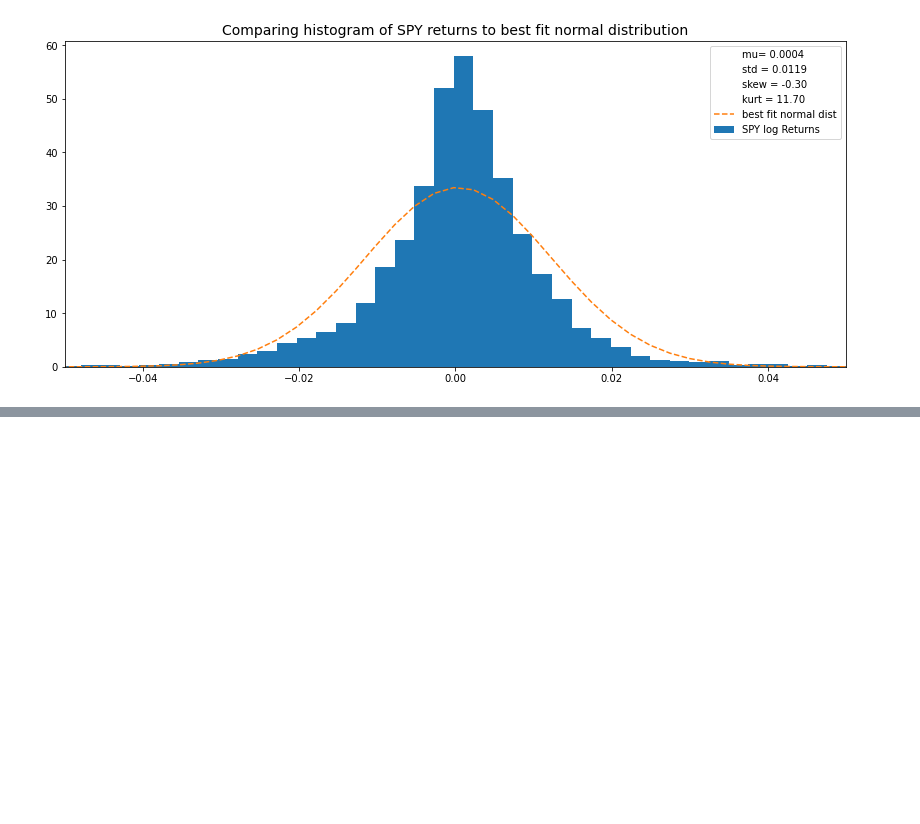
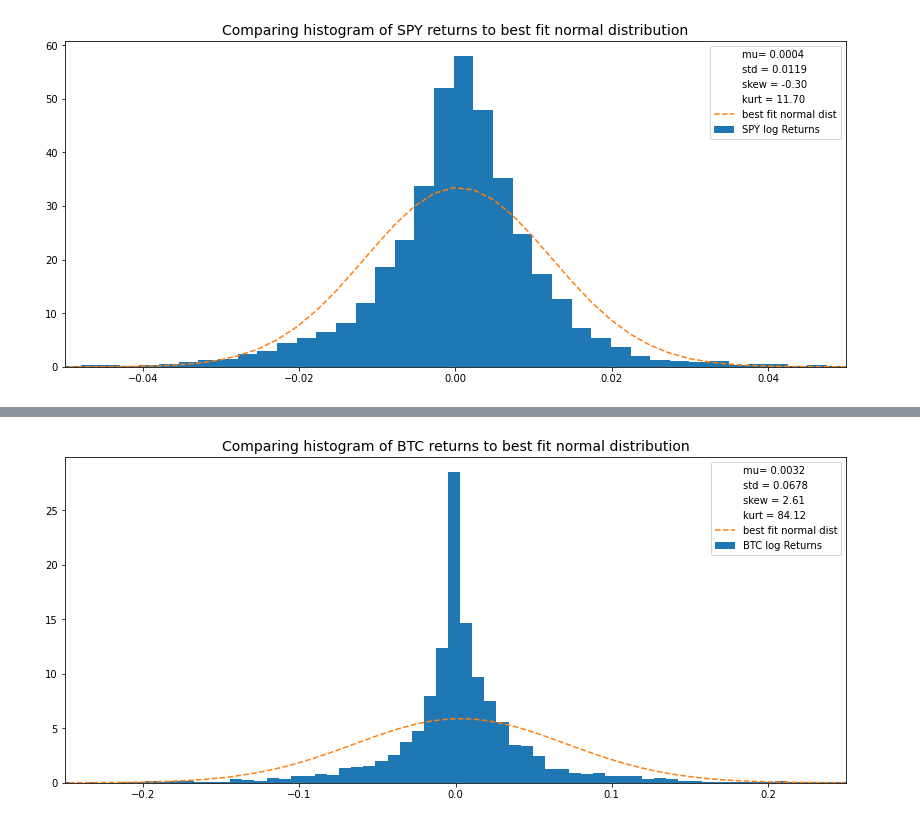
Before and after one commit to hamjamjam/Crypto, a Jupyter notebook: InitialAnalysis - jp working.ipynb, the cells around one changed output, grey strips where cells are left out. Cells and saved outputs as stored; diff of their text form; code cells hidden in the pictures; blank space fills up the shorter version.

Commit message:
added BTC log ret distribution analysis

```diff
--- a/InitialAnalysis - jp working.ipynb
+++ b/InitialAnalysis - jp working.ipynb
@@ -83,3 +83,10 @@ plt.title("Comparing histogram of SPY returns to best fit normal distribution",
 plt.show()
 # %% [output]
 [figure]
+# %%
+btc_df = pd.read_csv('Time Series Data (USD)/BTCUSD.csv', index_col=0, parse_dates=True)
+btc_df.sort_values(by=["Date"], ascending=True, inplace=True)
+btc_df["Price"] = btc_df["Price"].str.replace(",","").astype(float)
+print(btc_df.shape)
+print(btc_df.columns)
+print(btc_df.index)
@@ -85,0 +104,7 @@ plt.show()
+# %%
+btc_df["LogPrice"] = np.log(btc_df["Price"])
+print(btc_df["LogPrice"])
+btc_df['LogReturn'] = btc_df["LogPrice"].diff(1)
+btc_logRet = btc_df["LogReturn"].iloc[1:]
+# print(btc_df.head())
+print(btc_logRet)
@@ -85,0 +129,21 @@ plt.show()
+# %%
+plt.figure(figsize=(14,6))
+plt.xlim(-.25, .25)
+btcHist = plt.hist(btc_logRet, bins=300, density=True,label="BTC log Returns") # returns array containing values of bins (nbins length), array with bin edges (nbins + 1 length), list of patches?
+btcMu, btcStd = norm.fit(btc_logRet)
+btcSkew = skew(btc_logRet)
+btcKurtosis = kurtosis(btc_logRet)
+yy = norm.pdf(btcHist[1], btcMu, btcStd)
+# plt.xlim(0.02, .06)
+# plt.ylim(0,10)
+# plt.hist(randomNormalData, bins=spyHist[1], density=True, alpha=.5, label="Random Normal Data")
+plt.plot(0,0, color='white', label="mu= {:.4f}".format(btcMu))
+plt.plot(0,0, color='white', label="std = {:.4f}".format(btcStd))
+plt.plot(0,0, color='white', label="skew = {:.2f}".format(btcSkew))
+plt.plot(0,0, color='white', label="kurt = {:.2f}".format(btcKurtosis))
+plt.plot(btcHist[1], yy, '--', label='best fit normal dist')
+plt.legend()
+plt.title("Comparing histogram of BTC returns to best fit normal distribution", fontsize=14)
+plt.show()
+# %% [output]
+[figure, added]
```
Also changed, not shown: parts of 2 cells of this notebook, 1 other file.
